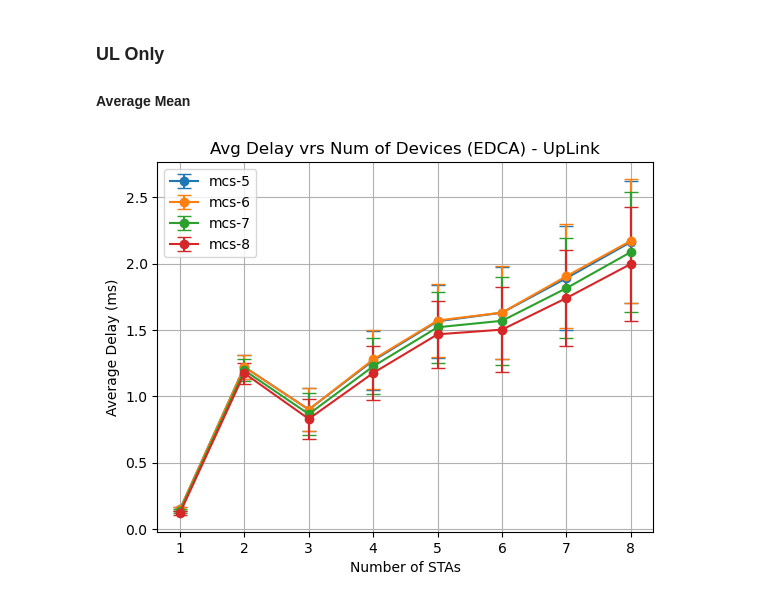
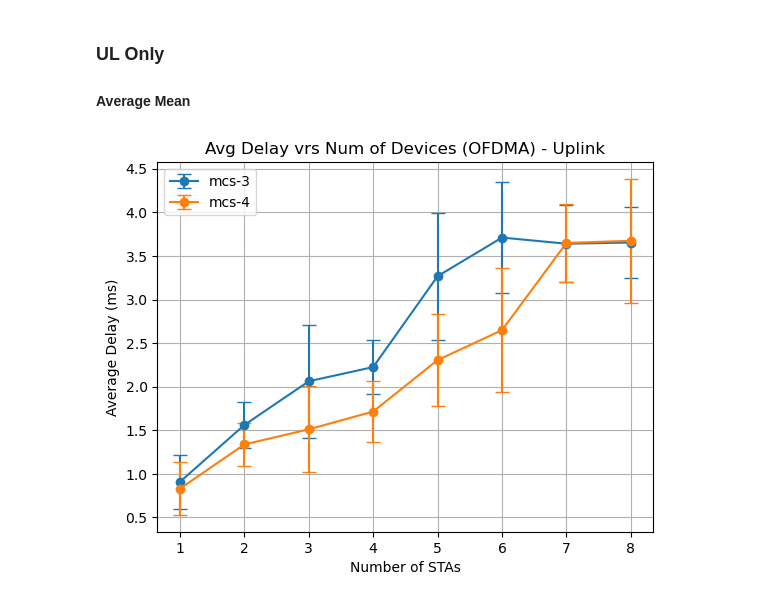
Before and after one commit to imec-idlab/ns3-when-to-use-what, a Jupyter notebook: scratch/wifi-ax-veloce/plotter.ipynb, the cells around one changed output. Drawn from its saved outputs; the diff is of its cells as text; code cells hidden in the pictures.

```diff
--- a/scratch/wifi-ax-veloce/plotter.ipynb
+++ b/scratch/wifi-ax-veloce/plotter.ipynb
@@ -733,37 +643,32 @@ for mcs in range(3, 5):
 
 #### Average Mean
 # %%
-dplt = pd.DataFrame()
-dict_for_data ={}
-
-for mcs in range(5, 9):
+for mcs in range(3, 5):
+    dplt = pd.DataFrame()
     for runs in range(1, 6):
-        dict_for_data["nSta"] = []
-        dict_for_data["Avg Delay_{runs}".format(runs=runs)] = []
-        dict_for_data["Var_{runs}".format(runs=runs)] = []
-
         for nSta in range(1, 9):
             #read the file (AP)
-            df_ap = pd.read_csv("EDCA_only/{runs}-withEDCA-{nSta}-mcs{mcs}/00:00:00:00:00:0{ap_node}".format(runs=runs, nSta=nSta, mcs=mcs, ap_node=nSta+1), delimiter="\t")
-            #append nSta data
-            dict_for_data["nSta"].append(nSta)
-            #append average mean of delay
-            dict_for_data["Avg Delay_{runs}".format(runs=runs)].append (df_ap["Delay_ms"]. mean())
-            #append variance of delay
-            dict_for_data["Var_{runs}".format(runs=runs)].append (df_ap["Delay_ms"].var() )
-    dplt = pd.DataFrame(dict_for_data)
-    dplt["Avg Delay"] = dplt[['Avg Delay_1','Avg Delay_2','Avg Delay_3','Avg Delay_4','Avg Delay_5']].mean(axis=1)
-    dplt["sum_var_std"] = np.sqrt(dplt[['Var_1','Var_2','Var_3','Var_4','Var_5']].sum(axis=1)) / 5
-    #plt.figure()
-    #plt.plot(dplt["nSta"], dplt["Avg Delay"], linestyle='dashed', linewidth = 2,
-     #   marker='o', markersize=5, label="mcs-{mcs}".format(mcs=mcs))
+            df_ap = pd.read_csv("OFDMA_only_DL/{runs}-withEDCA-{nSta}-mcs{mcs}/00:00:00:00:00:0{ap_node}".format(runs=runs, nSta=nSta, mcs=mcs, ap_node=nSta+1), delimiter="\t")
+            #drop irrelevant colums
+            df_ap.drop(columns=["Generation_time", "Reception_time", "Received_from"], inplace=True, axis=1)
+            #label as number of station
+            df_ap["nSta"] = pd.Series([nSta  for x in range(len(df_ap.index ))])
+            #concat to
+            dplt = pd.concat([dplt, df_ap], ignore_index=True)
+
+    dplt.drop(columns=["Packet_Tag"], inplace=True, axis=1)
+
+    df_mean = dplt.groupby('nSta', as_index=False).mean()
+    df_std = dplt.groupby('nSta', as_index=False).std()
+
+    plt.errorbar(df_mean["nSta"], df_mean["Delay_ms"],yerr=df_std["Delay_ms"], fmt='-o' ,capsize=5,
+                 label="mcs-{mcs}".format(mcs=mcs))
+
     plt.xlabel("Number of STAs")
     plt.ylabel("Average Delay (ms)")
-    plt.errorbar(dplt["nSta"], dplt["Avg Delay"],yerr=dplt["sum_var_std"], fmt='-o', capsize=5,
-                 label="mcs-{mcs}".format(mcs=mcs))
     plt.legend()
     plt.grid(True)
-    plt.title("Avg Delay vrs Num of Devices (EDCA) - UpLink")
-    #plt.savefig("EDCA_UpLink_Avg_mcs_5_8.png", dpi=500)
+    plt.title("Avg Delay vrs Num of Devices (OFDMA) - Uplink")
+    #plt.savefig("OFDMA_UpLink_Avg_mcs_3_4.png", dpi=500)
 # %% [output]
-[figure, old version]
+[figure, new version]
```
Also changed, not shown: parts of 8 cells of this notebook.
